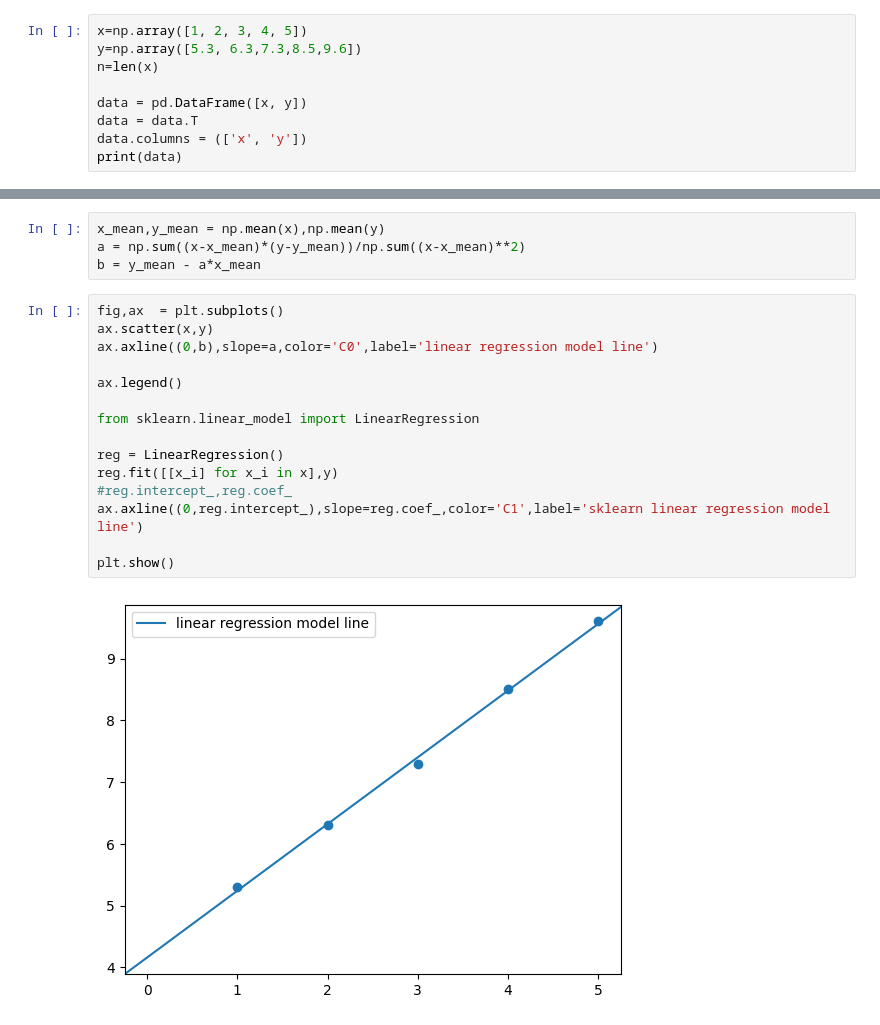
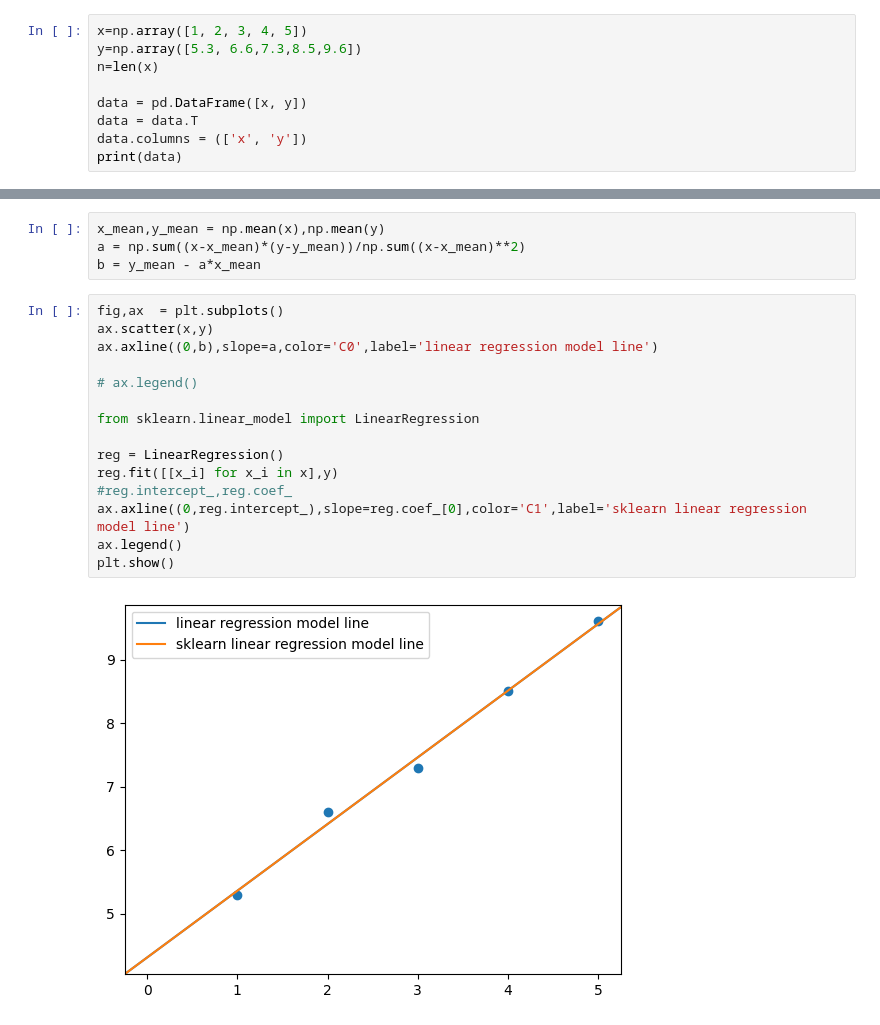
Before and after one commit to HiddenMachine3/AIML, a Jupyter notebook: linear_regression/linearRegressor.ipynb, the cells around one changed output, grey strips where cells are left out. Cells and saved outputs as stored; diff of their text form.

```diff
--- a/linear_regression/linearRegressor.ipynb
+++ b/linear_regression/linearRegressor.ipynb
@@ -5,6 +6,6 @@ import matplotlib.pyplot as plt
 # %%
 x=np.array([1, 2, 3, 4, 5])
-y=np.array([5.3, 6.3,7.3,8.5,9.6])
+y=np.array([5.3, 6.6,7.3,8.5,9.6])
 n=len(x)
 
 data = pd.DataFrame([x, y])
@@ -25,17 +54,17 @@ b = y_mean - a*x_mean
 # %%
 fig,ax  = plt.subplots()
 ax.scatter(x,y)
 ax.axline((0,b),slope=a,color='C0',label='linear regression model line')
 
-ax.legend()
+# ax.legend()
 
 from sklearn.linear_model import LinearRegression
 
 reg = LinearRegression()
 reg.fit([[x_i] for x_i in x],y)
 #reg.intercept_,reg.coef_
-ax.axline((0,reg.intercept_),slope=reg.coef_,color='C1',label='sklearn linear regression model line')
-
+ax.axline((0,reg.intercept_),slope=reg.coef_[0],color='C1',label='sklearn linear regression model line')
+ax.legend()
 plt.show()
 # %% [output]
-[figure, old version]
+[figure, new version]
```
Also changed, not shown: parts of 26 cells of this notebook, 3 other files.
